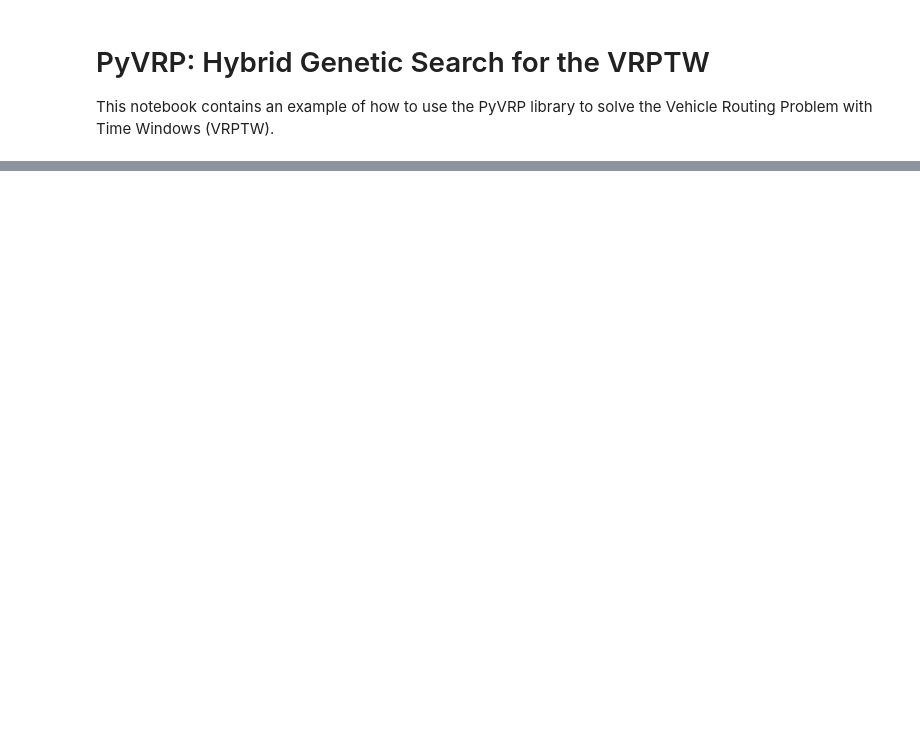
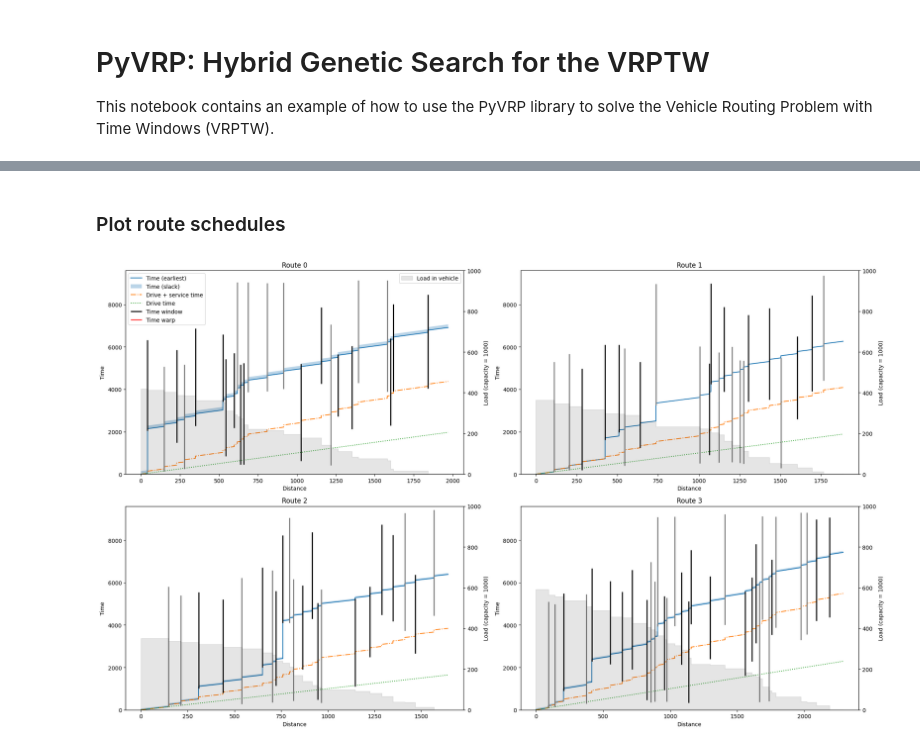
Before and after one commit to PyVRP/PyVRP, a Jupyter notebook: pyvrp/examples/vrptw.ipynb, the cells around one changed output, grey strips where cells are left out. Drawn from its saved outputs; the diff is of its cells as text; code cells hidden in the pictures; blank space fills up the shorter version.

```diff
--- a/pyvrp/examples/vrptw.ipynb
+++ b/pyvrp/examples/vrptw.ipynb
@@ -161,6 +155,0 @@ Total cost of solution: 277925
-# %%
-# Plot graphical overview of the routes
-fig, ax = plt.subplots(1, 1, figsize=(12, 12))
-routes = [np.array(route) for route in solution.get_routes() if len(route) > 0]
-total_dist = plot_vrptw(ax, instance, routes, title=instance_name)
-assert total_dist == solution.cost()
@@ -169,14 +155,0 @@ assert total_dist == solution.cost()
-# %%
-# Plot schedules for some individual routes
-fig, axarr = plt.subplots(3, 1, figsize=(8, 12))
-# Plot schedule for 3 routes to keep it clean
-for i, (ax, route) in enumerate(zip(axarr, routes)):
-    plot_schedule(ax, instance, [route], title=f"Route {i}")
-plt.tight_layout()
-
-# Legend:
-# ----- driving + service + wait time + slack (latest feasible planning)
-# _____ driving + service + wait time (earliest feasible planning)
-# .-.-. driving + service time
-# ..... driving time
-# ||||| shaded area = fill percentage of orders up to that point (scaled 0-100%)
@@ -184,0 +179,10 @@ plt.tight_layout()
+# %% [markdown]
+### Plot route schedules
+# %%
+fig, axarr = plt.subplots(2, 2, figsize=(20, 12))
+routes = solution.get_routes()
+for i, (ax, route) in enumerate(zip(axarr.reshape(-1), routes)):
+    plotting.plot_route_schedule(instance, route, title=f'Route {i}', ax=ax, legend=i==0)
+fig.tight_layout()
+# %% [output]
+[figure, added]
```
Also changed, not shown: parts of 23 cells of this notebook, 4 other files.
